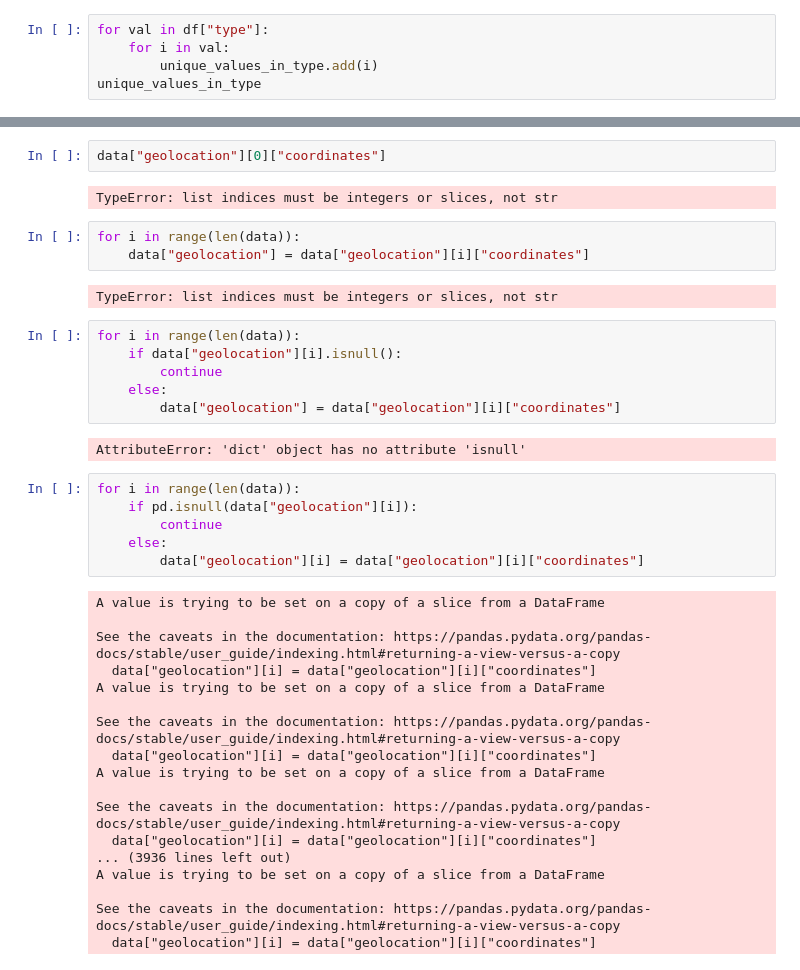
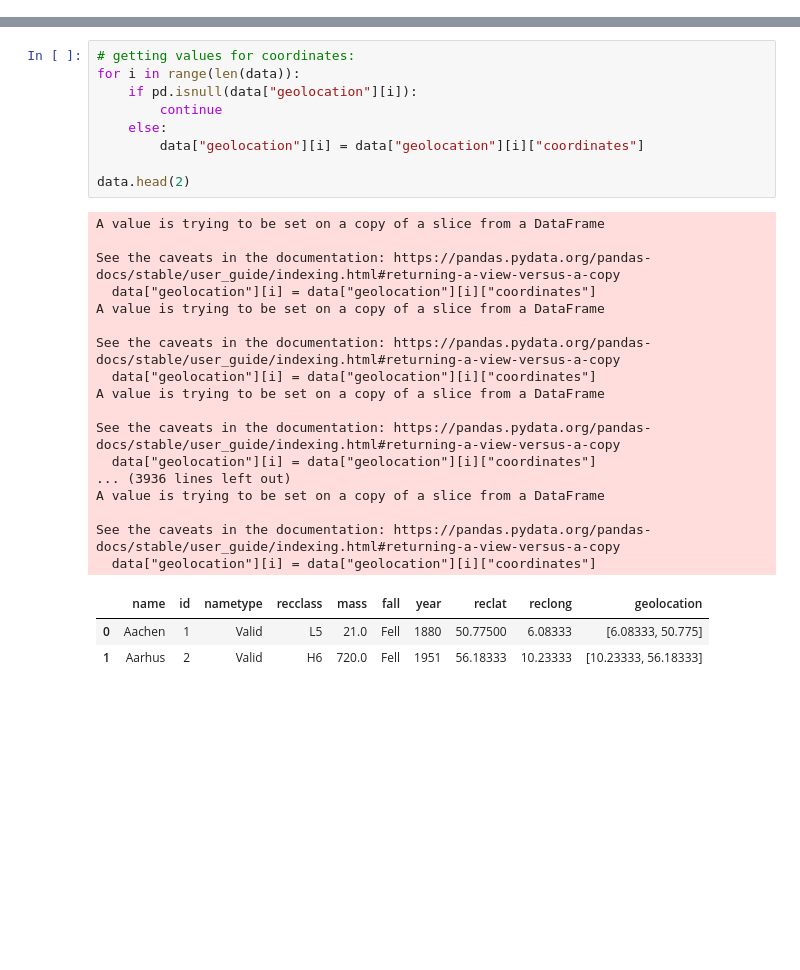
Before and after one commit to omkarpawar1430/Placement-Assignment-Omkar-Pawar, a Jupyter notebook: Python/python_que_4.ipynb, the cells around one changed output, grey strips where cells are left out. Cells and saved outputs as stored; diff of their text form; blank space fills up the shorter version.

```diff
--- a/placement_assig_rough_work.ipynb
+++ b/Python/python_que_4.ipynb
@@ -206,5 +12,0 @@ unique_values_in_type = set()
-# %%
-for val in df["type"]:
-    for i in val:
-        unique_values_in_type.add(i)
-unique_values_in_type
@@ -310,41 +30,30 @@ KeyError: 'coordinates'
-# %%
-data["geolocation"][0]["coordinates"]
-# %% [output]
-TypeError: list indices must be integers or slices, not str
 # %%
+# getting values for coordinates:
 for i in range(len(data)):
-    data["geolocation"] = data["geolocation"][i]["coordinates"]
+    if pd.isnull(data["geolocation"][i]):
+        continue
+    else:
+        data["geolocation"][i] = data["geolocation"][i]["coordinates"]
+
+data.head(2)
 # %% [output]
-TypeError: list indices must be integers or slices, not str
+A value is trying to be set on a copy of a slice from a DataFrame
+
+See the caveats in the documentation: https://pandas.pydata.org/pandas-docs/stable/user_guide/indexing.html#returning-a-view-versus-a-copy
+  data["geolocation"][i] = data["geolocation"][i]["coordinates"]
+A value is trying to be set on a copy of a slice from a DataFrame
+
+See the caveats in the documentation: https://pandas.pydata.org/pandas-docs/stable/user_guide/indexing.html#returning-a-view-versus-a-copy
+  data["geolocation"][i] = data["geolocation"][i]["coordinates"]
+A value is trying to be set on a copy of a slice from a DataFrame
+
+See the caveats in the documentation: https://pandas.pydata.org/pandas-docs/stable/user_guide/indexing.html#returning-a-view-versus-a-copy
+  data["geolocation"][i] = data["geolocation"][i]["coordinates"]
+... (3936 lines left out)
+A value is trying to be set on a copy of a slice from a DataFrame
+
+See the caveats in the documentation: https://pandas.pydata.org/pandas-docs/stable/user_guide/indexing.html#returning-a-view-versus-a-copy
+  data["geolocation"][i] = data["geolocation"][i]["coordinates"]
+|  | name | id | nametype | recclass | mass | fall | year | reclat | reclong | geolocation |
+| 0 | Aachen | 1 | Valid | L5 | 21.0 | Fell | 1880 | 50.77500 | 6.08333 | [6.08333, 50.775] |
+| 1 | Aarhus | 2 | Valid | H6 | 720.0 | Fell | 1951 | 56.18333 | 10.23333 | [10.23333, 56.18333] |
-# %%
-for i in range(len(data)):
-    if data["geolocation"][i].isnull():
-        continue
-    else:
-        data["geolocation"] = data["geolocation"][i]["coordinates"]
-# %% [output]
-AttributeError: 'dict' object has no attribute 'isnull'
-# %%
-for i in range(len(data)):
-    if pd.isnull(data["geolocation"][i]):
-        continue
-    else:
-        data["geolocation"][i] = data["geolocation"][i]["coordinates"]
-# %% [output]
-A value is trying to be set on a copy of a slice from a DataFrame
-
-See the caveats in the documentation: https://pandas.pydata.org/pandas-docs/stable/user_guide/indexing.html#returning-a-view-versus-a-copy
-  data["geolocation"][i] = data["geolocation"][i]["coordinates"]
-A value is trying to be set on a copy of a slice from a DataFrame
-
-See the caveats in the documentation: https://pandas.pydata.org/pandas-docs/stable/user_guide/indexing.html#returning-a-view-versus-a-copy
-  data["geolocation"][i] = data["geolocation"][i]["coordinates"]
-A value is trying to be set on a copy of a slice from a DataFrame
-
-See the caveats in the documentation: https://pandas.pydata.org/pandas-docs/stable/user_guide/indexing.html#returning-a-view-versus-a-copy
-  data["geolocation"][i] = data["geolocation"][i]["coordinates"]
-... (3936 lines left out)
-A value is trying to be set on a copy of a slice from a DataFrame
-
-See the caveats in the documentation: https://pandas.pydata.org/pandas-docs/stable/user_guide/indexing.html#returning-a-view-versus-a-copy
-  data["geolocation"][i] = data["geolocation"][i]["coordinates"]
```
Also changed, not shown: parts of 50 cells of this notebook, 4 other files.
